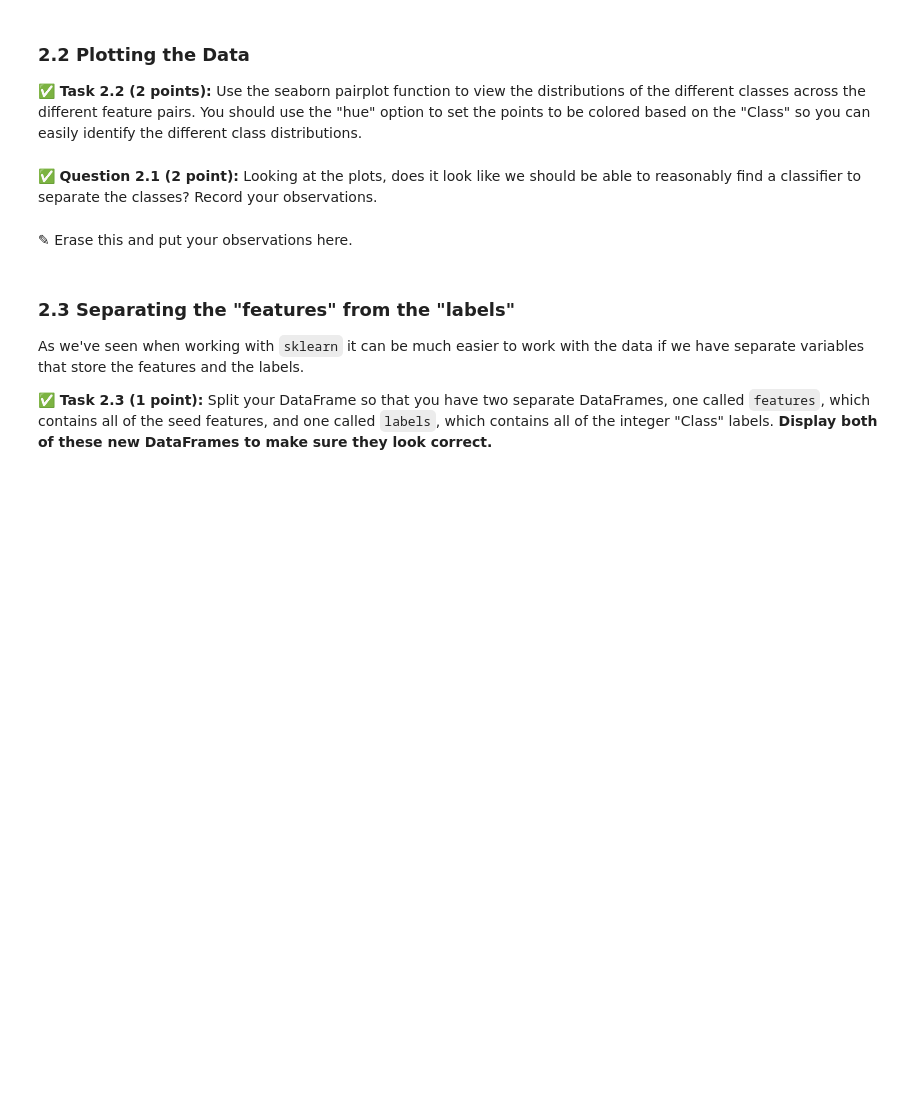
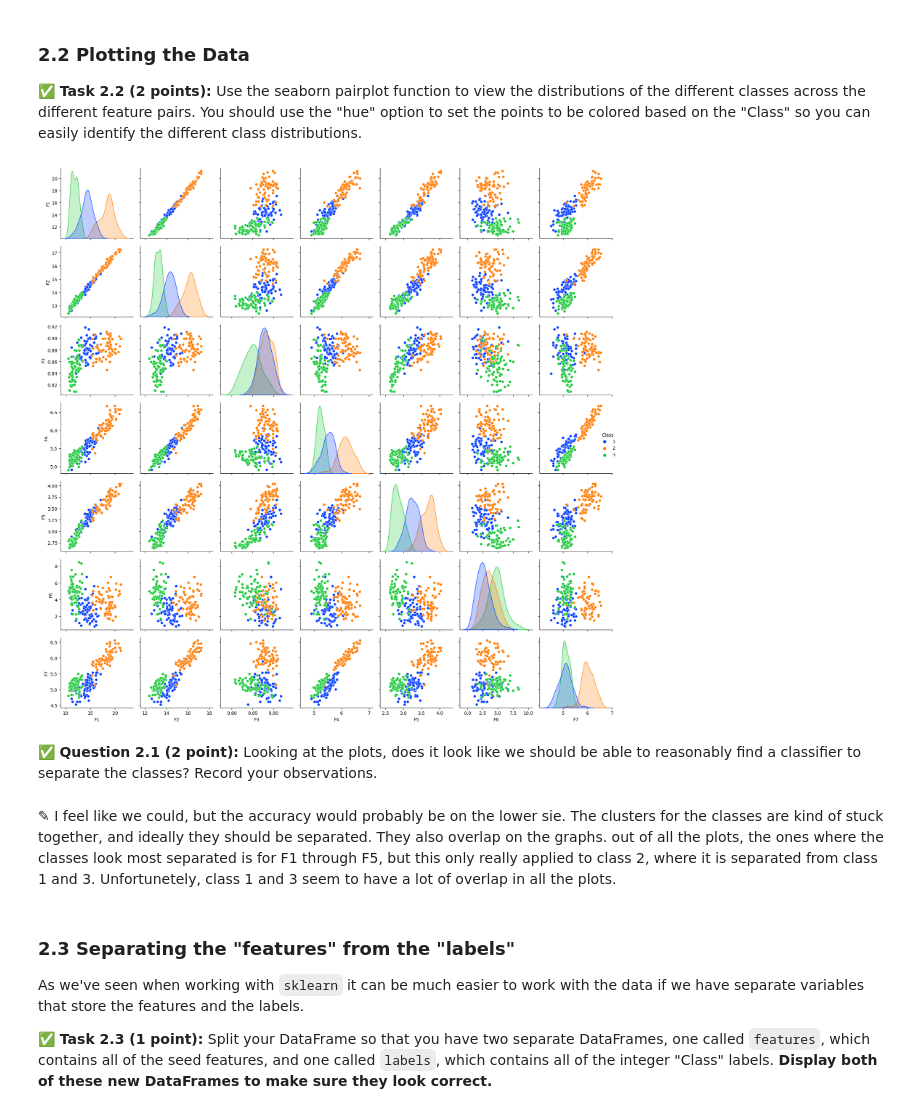
Before and after one commit to rabiam31/CMSE202, a Jupyter notebook: hw-04/HW-04_PerceptronSVMandPCA-STUDENT-2.ipynb, the cells around one changed output. Cells and saved outputs as stored; diff of their text form; code cells hidden in the pictures; blank space fills up the shorter version.

Commit message:
part 3 finished
there was an issue with my committing so I have no choice but to commit the next couple parts manually.

```diff
--- a/hw-04/HW-04_PerceptronSVMandPCA-STUDENT-2.ipynb
+++ b/hw-04/HW-04_PerceptronSVMandPCA-STUDENT-2.ipynb
@@ -89,0 +98,7 @@ Once you've loaded in the data, **display the DataFrame to make sure it looks re
+# %%
+# Put your code here
+url ="https://raw.githubusercontent.com/hoolagans/CMSE202_FS24/main/seeds.tsv" #loading in the URL and column names
+column_names = ["F1", "F2", "F3", "F4", "F5", "F6", "F7", "Class"]
+data = pd.read_csv(url, sep="\t", names=column_names)
+print(data.head())
+print(data.shape)
@@ -96,7 +117,14 @@ Once you've loaded in the data, **display the DataFrame to make sure it looks re
+# %%
+# Put your code here
+sns.pairplot(data,hue="Class",diag_kind="kde",palette="bright")
+plt.tight_layout() #making a tight layout so it doesn't look weird
+plt.show()
+# %% [output]
+[figure, added]
 # %% [markdown]
 &#9989; **Question 2.1 (2 point):** Looking at the plots, does it look like we should be able to reasonably find a classifier to separate the classes? Record your observations.
-# %% [markdown]
-<font size=+3>&#9998;</font> Erase this and put your observations here.
+# %% [markdown]
+<font size=+3>&#9998;</font> I feel like we could, but the accuracy would probably be on the lower sie. The clusters for the classes are kind of stuck together, and ideally they should be separated. They also overlap on the graphs. out of all the plots, the ones where the classes look most separated is for F1 through F5, but this only really applied to class 2, where it is separated from class 1 and 3. Unfortunetely, class 1 and 3 seem to have a lot of overlap in all the plots.
 # %% [markdown]
 ### 2.3 Separating the "features" from the "labels"
 
```
Also changed, not shown: parts of 17 cells of this notebook.
